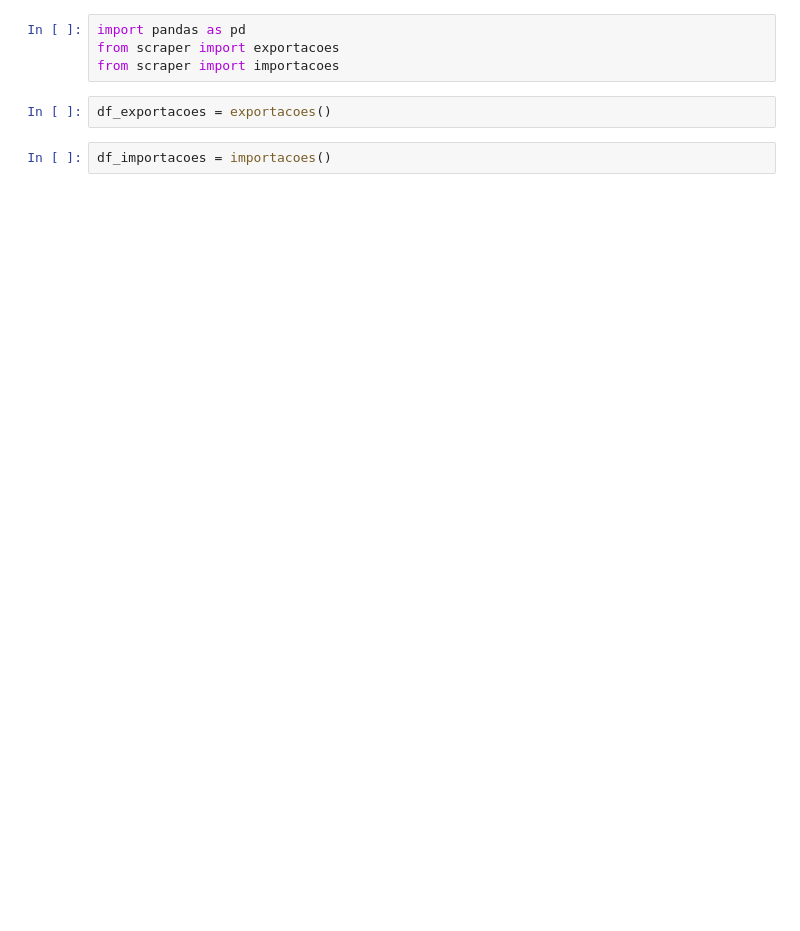
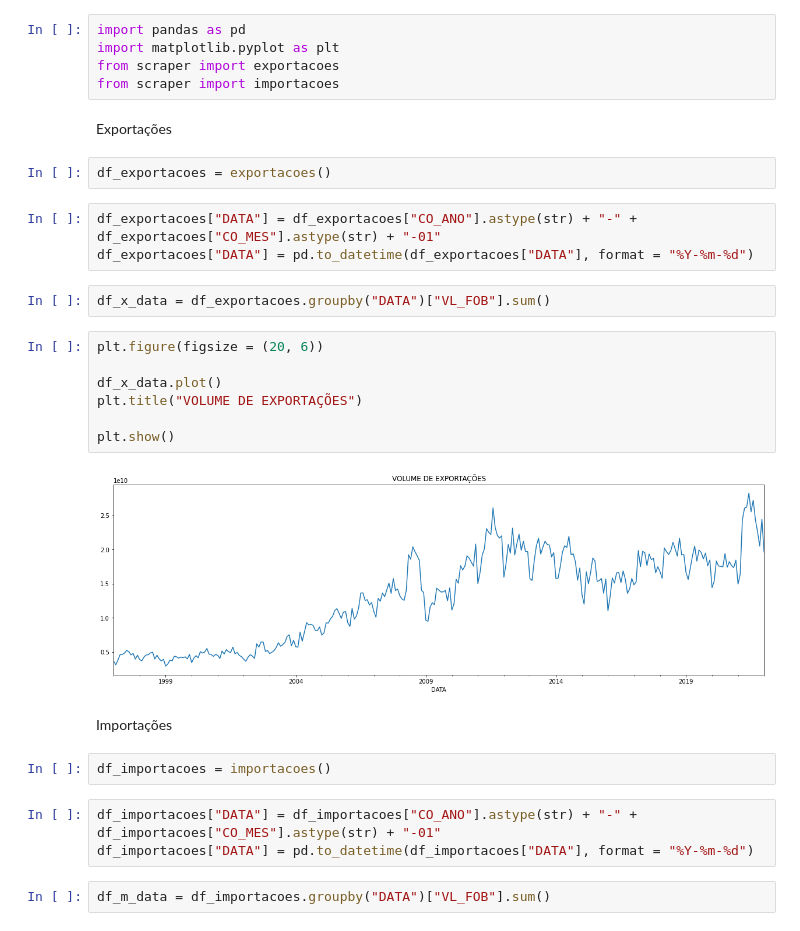
Before and after one commit to VizzottoMatheus/Automate, a Jupyter notebook: COMEX/eda_comex.ipynb, the cells around one changed output. Drawn from its saved outputs; the diff is of its cells as text; blank space fills up the shorter version.

```diff
--- a/COMEX/eda_comex.ipynb
+++ b/COMEX/eda_comex.ipynb
@@ -1,8 +1,32 @@
 # %%
 import pandas as pd
+import matplotlib.pyplot as plt
 from scraper import exportacoes
 from scraper import importacoes
+# %% [markdown]
+Exportações
 # %%
 df_exportacoes = exportacoes()
+# %%
+df_exportacoes["DATA"] = df_exportacoes["CO_ANO"].astype(str) + "-" + df_exportacoes["CO_MES"].astype(str) + "-01"
+df_exportacoes["DATA"] = pd.to_datetime(df_exportacoes["DATA"], format = "%Y-%m-%d")
+# %%
+df_x_data = df_exportacoes.groupby("DATA")["VL_FOB"].sum()
+# %%
+plt.figure(figsize = (20, 6))
+
+df_x_data.plot()
+plt.title("VOLUME DE EXPORTAÇÕES")
+
+plt.show()
+# %% [output]
+[figure, added]
+# %% [markdown]
+Importações
 # %%
 df_importacoes = importacoes()
+# %%
+df_importacoes["DATA"] = df_importacoes["CO_ANO"].astype(str) + "-" + df_importacoes["CO_MES"].astype(str) + "-01"
+df_importacoes["DATA"] = pd.to_datetime(df_importacoes["DATA"], format = "%Y-%m-%d")
+# %%
+df_m_data = df_importacoes.groupby("DATA")["VL_FOB"].sum()
```
Also changed, not shown: parts of 5 cells of this notebook.
